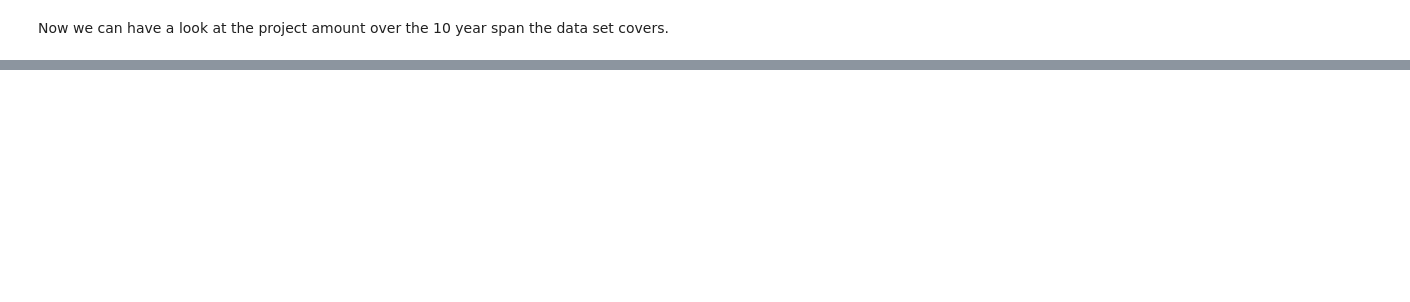
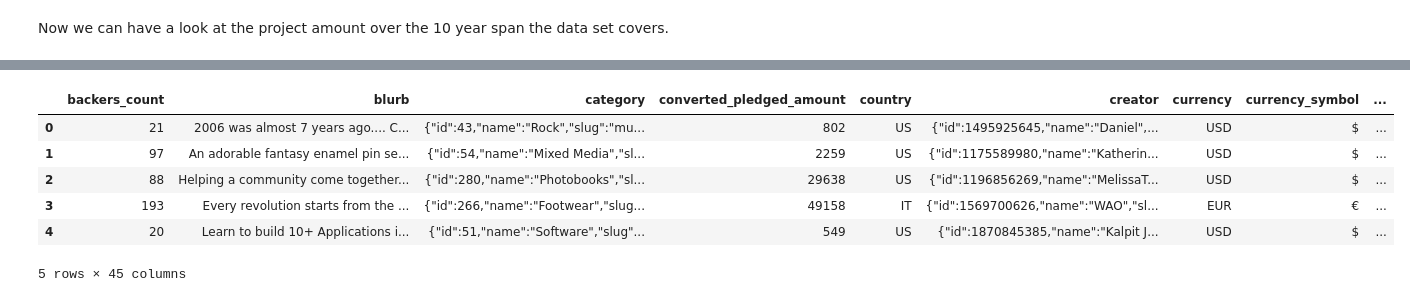
Before and after one commit to reneebrecht/ds-ml-project-kickstarter, a Jupyter notebook: EDA_max.ipynb, the cells around one changed output, grey strips where cells are left out. Drawn from its saved outputs; the diff is of its cells as text; code cells hidden in the pictures; blank space fills up the shorter version.

```diff
--- a/EDA_max.ipynb
+++ b/EDA_max.ipynb
@@ -110,0 +78,12 @@ df.set_index('launched_at')['category'].resample('M').count().plot();
+# %%
+# Get the years, months and days as separate columns
+df_year_split = get_year_month_day(df, ['created_at', 'state_changed_at', 'deadline', 'launched_at'])
+df_year_split.head()
+# %% [output]
+|  | backers_count | blurb | category | converted_pledged_amount | country | creator | currency | currency_symbol | ... |
+| 0 | 21 | 2006 was almost 7 years ago.... C... | {"id":43,"name":"Rock","slug":"mu... | 802 | US | {"id":1495925645,"name":"Daniel",... | USD | $ | ... |
+| 1 | 97 | An adorable fantasy enamel pin se... | {"id":54,"name":"Mixed Media","sl... | 2259 | US | {"id":1175589980,"name":"Katherin... | USD | $ | ... |
+| 2 | 88 | Helping a community come together... | {"id":280,"name":"Photobooks","sl... | 29638 | US | {"id":1196856269,"name":"MelissaT... | USD | $ | ... |
+| 3 | 193 | Every revolution starts from the ... | {"id":266,"name":"Footwear","slug... | 49158 | IT | {"id":1569700626,"name":"WAO","sl... | EUR | € | ... |
+| 4 | 20 | Learn to build 10+ Applications i... | {"id":51,"name":"Software","slug"... | 549 | US | {"id":1870845385,"name":"Kalpit J... | USD | $ | ... |
+5 rows × 45 columns
```
Also changed, not shown: parts of 10 cells of this notebook, 3 other files.
